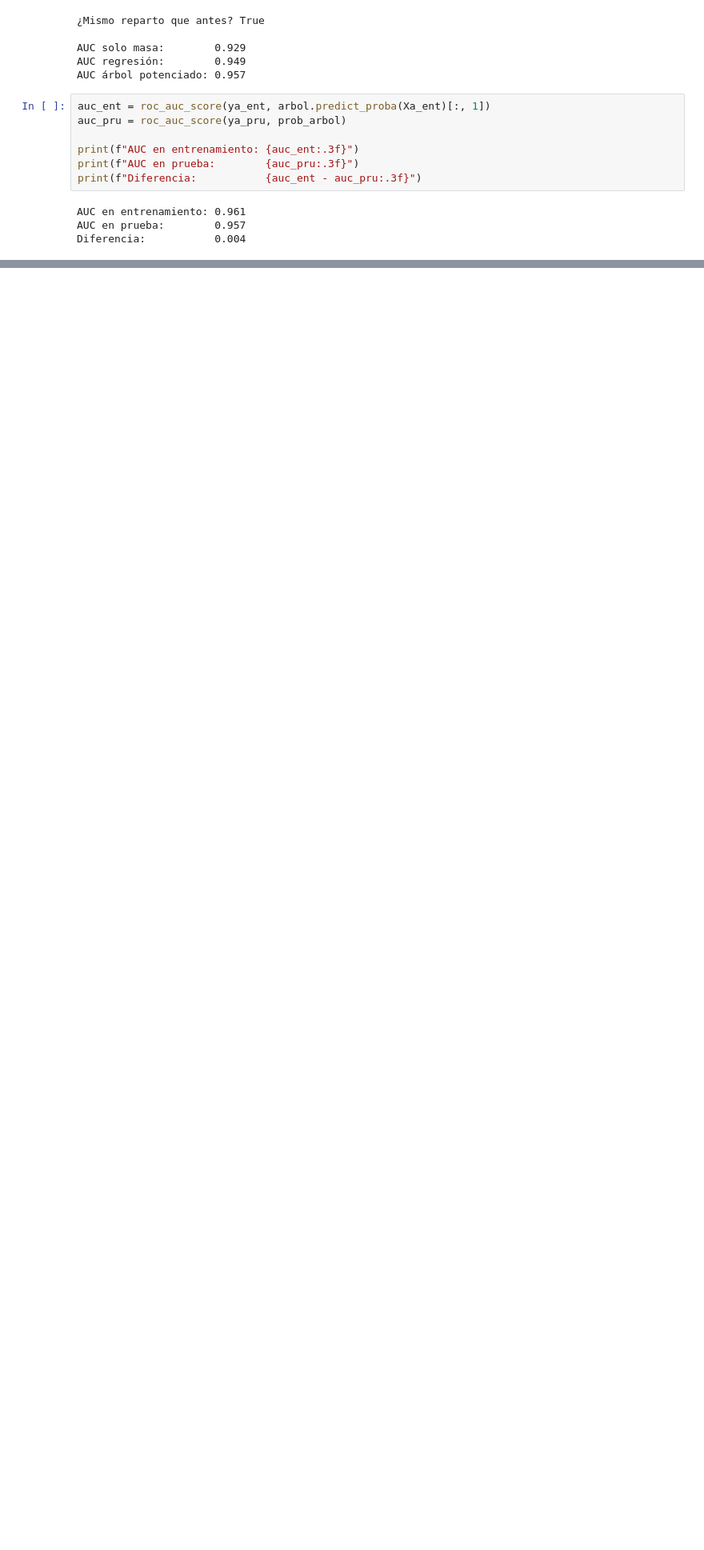
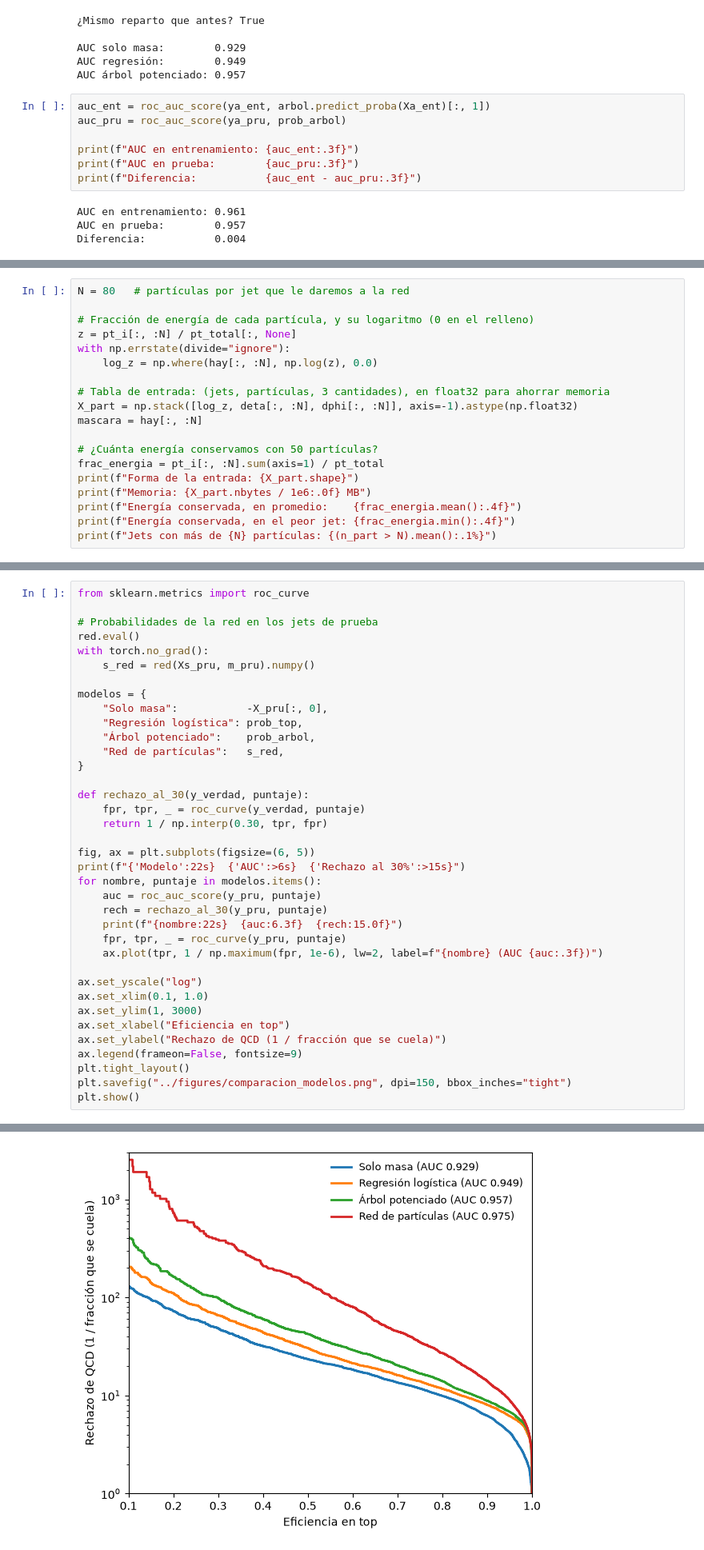
Before and after one commit to Massinger06/jets-top-tagging, a Jupyter notebook: notebooks/01_exploracion.ipynb, the cells around one changed output, grey strips where cells are left out. Shown at 80% size. Drawn from its saved outputs; the diff is of its cells as text; blank space fills up the shorter version.

Commit message:
Red de flujo de partículas: AUC 0.975, rechazo 389 al 30% de eficiencia

```diff
--- a/notebooks/01_exploracion.ipynb
+++ b/notebooks/01_exploracion.ipynb
@@ -296,3 +296,22 @@ ax.set_title("Qué aprendió el árbol sobre la masa")
 plt.show()
 # %% [output]
 [figure]
+# %%
+N = 80   # partículas por jet que le daremos a la red
+
+# Fracción de energía de cada partícula, y su logaritmo (0 en el relleno)
+z = pt_i[:, :N] / pt_total[:, None]
+with np.errstate(divide="ignore"):
+    log_z = np.where(hay[:, :N], np.log(z), 0.0)
+
+# Tabla de entrada: (jets, partículas, 3 cantidades), en float32 para ahorrar memoria
+X_part = np.stack([log_z, deta[:, :N], dphi[:, :N]], axis=-1).astype(np.float32)
+mascara = hay[:, :N]
+
+# ¿Cuánta energía conservamos con 50 partículas?
+frac_energia = pt_i[:, :N].sum(axis=1) / pt_total
+print(f"Forma de la entrada: {X_part.shape}")
+print(f"Memoria: {X_part.nbytes / 1e6:.0f} MB")
+print(f"Energía conservada, en promedio:    {frac_energia.mean():.4f}")
+print(f"Energía conservada, en el peor jet: {frac_energia.min():.4f}")
+print(f"Jets con más de {N} partículas: {(n_part > N).mean():.1%}")
@@ -298,0 +541,38 @@ plt.show()
+# %%
+from sklearn.metrics import roc_curve
+
+# Probabilidades de la red en los jets de prueba
+red.eval()
+with torch.no_grad():
+    s_red = red(Xs_pru, m_pru).numpy()
+
+modelos = {
+    "Solo masa":           -X_pru[:, 0],
+    "Regresión logística": prob_top,
+    "Árbol potenciado":    prob_arbol,
+    "Red de partículas":   s_red,
+}
+
+def rechazo_al_30(y_verdad, puntaje):
+    fpr, tpr, _ = roc_curve(y_verdad, puntaje)
+    return 1 / np.interp(0.30, tpr, fpr)
+
+fig, ax = plt.subplots(figsize=(6, 5))
+print(f"{'Modelo':22s}  {'AUC':>6s}  {'Rechazo al 30%':>15s}")
+for nombre, puntaje in modelos.items():
+    auc = roc_auc_score(y_pru, puntaje)
+    rech = rechazo_al_30(y_pru, puntaje)
+    print(f"{nombre:22s}  {auc:6.3f}  {rech:15.0f}")
+    fpr, tpr, _ = roc_curve(y_pru, puntaje)
+    ax.plot(tpr, 1 / np.maximum(fpr, 1e-6), lw=2, label=f"{nombre} (AUC {auc:.3f})")
+
+ax.set_yscale("log")
+ax.set_xlim(0.1, 1.0)
+ax.set_ylim(1, 3000)
+ax.set_xlabel("Eficiencia en top")
+ax.set_ylabel("Rechazo de QCD (1 / fracción que se cuela)")
+ax.legend(frameon=False, fontsize=9)
+plt.tight_layout()
+plt.savefig("../figures/comparacion_modelos.png", dpi=150, bbox_inches="tight")
+plt.show()
+# %% [output]
@@ -298,0 +584 @@ plt.show()
+[figure, added]
```
Also changed, not shown: parts of 6 cells of this notebook, 1 other file.
